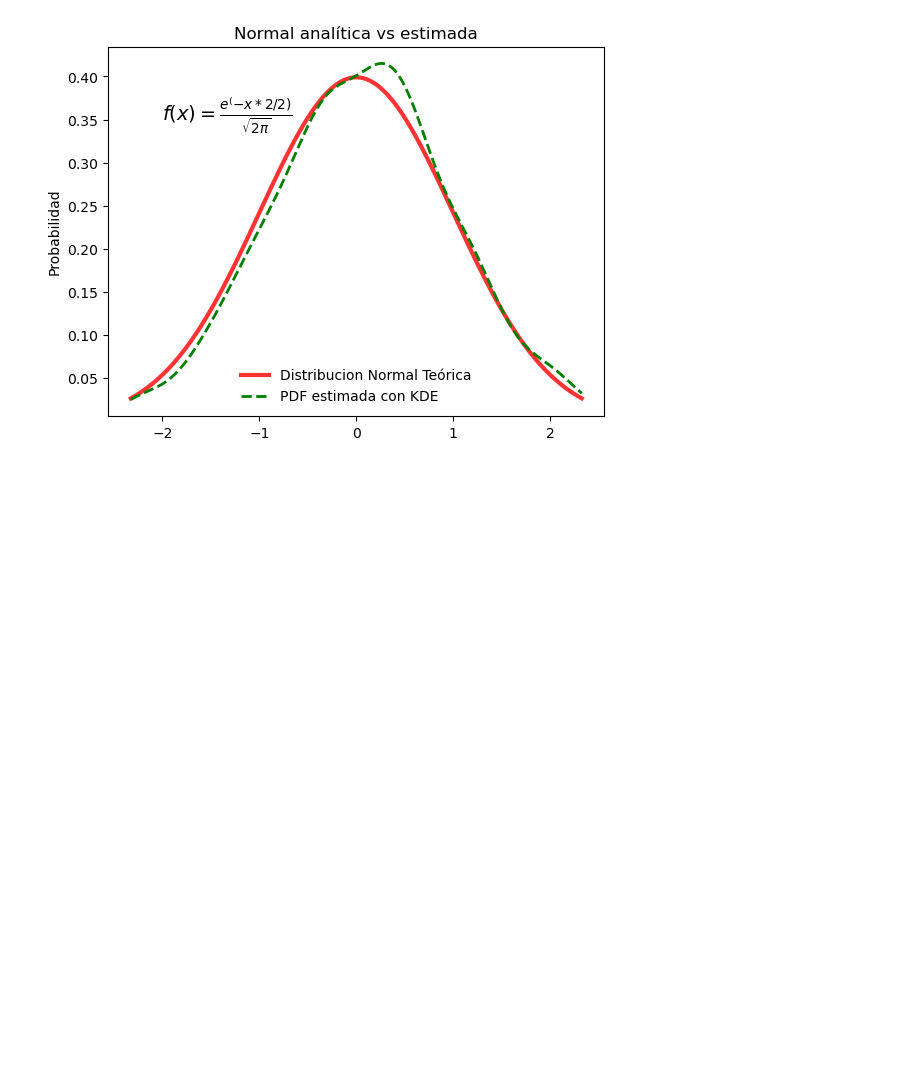
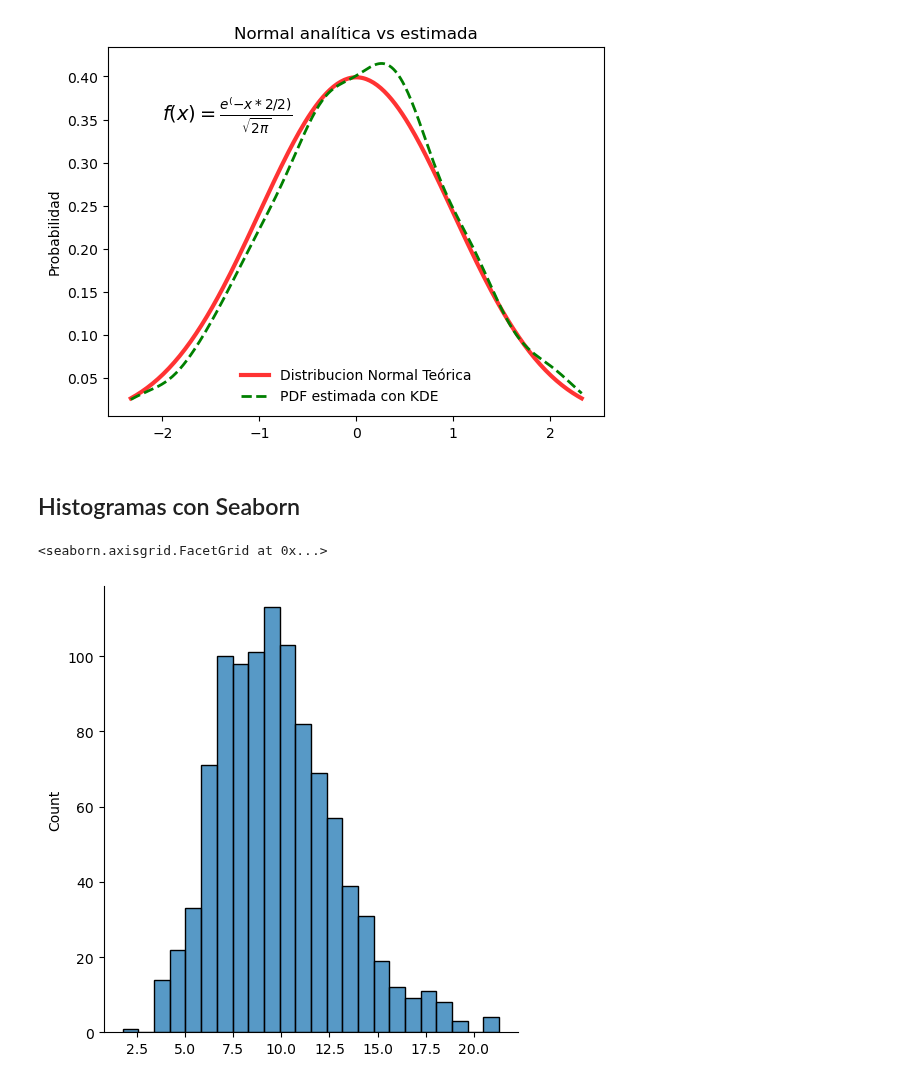
Before and after one commit to joanby/r-basic, a Jupyter notebook: scripts/tema9/04-histograms.ipynb, the cells around one changed output. Drawn from its saved outputs; the diff is of its cells as text; code cells hidden in the pictures; blank space fills up the shorter version.

Commit message:
Fin update histogramas tema 9

```diff
--- a/scripts/tema9/04-histograms.ipynb
+++ b/scripts/tema9/04-histograms.ipynb
@@ -244,3 +244,5 @@ ax.text(-2., 0.35, r'$f(x) = \frac{e^(-x*2/2)}{\sqrt{2\pi}}$', fontsize=14)
 # %% [output]
 Text(-2.0, 0.35, '$f(x) = \\frac{e^(-x*2/2)}{\\sqrt{2\\pi}}$')
 [figure]
+# %% [markdown]
+## Histogramas con Seaborn
@@ -246,0 +251,5 @@ Text(-2.0, 0.35, '$f(x) = \\frac{e^(-x*2/2)}{\\sqrt{2\\pi}}$')
+# %%
+sb.displot(data)
+# %% [output]
+<seaborn.axisgrid.FacetGrid at 0x...>
+[figure, added]
```
Also changed, not shown: parts of 12 cells of this notebook.
